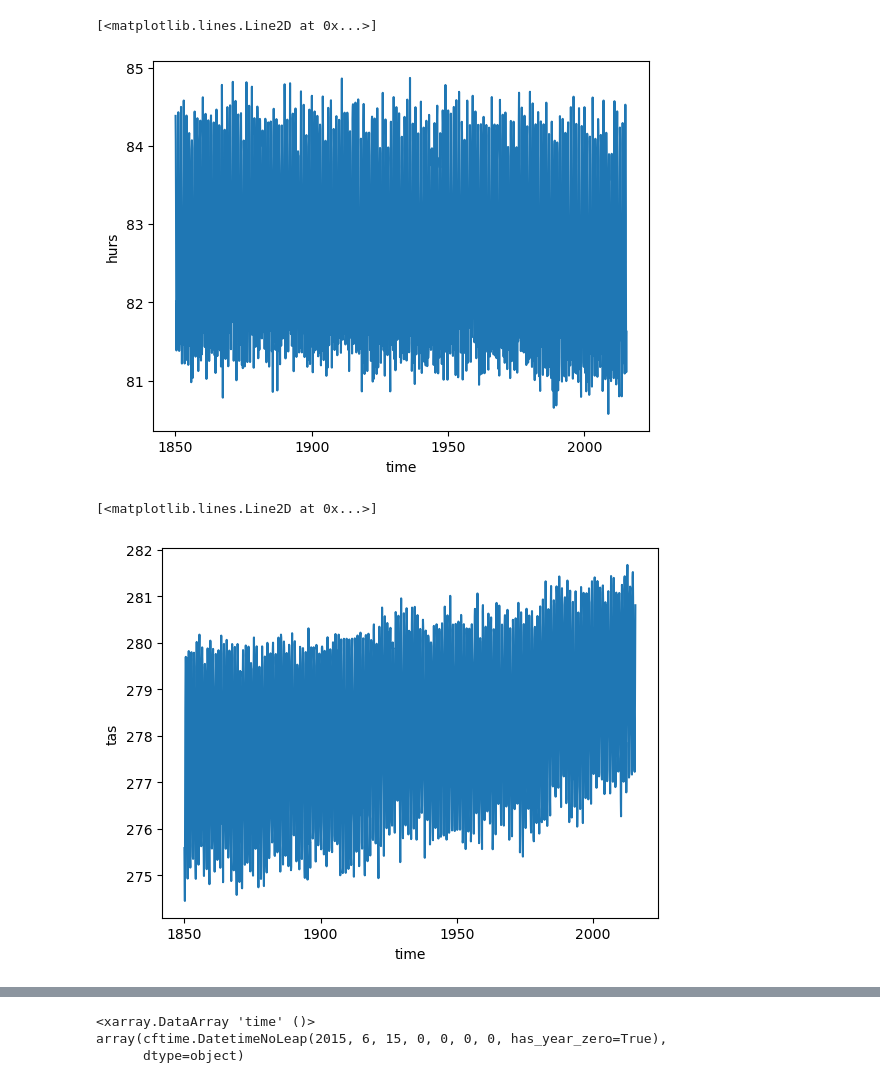
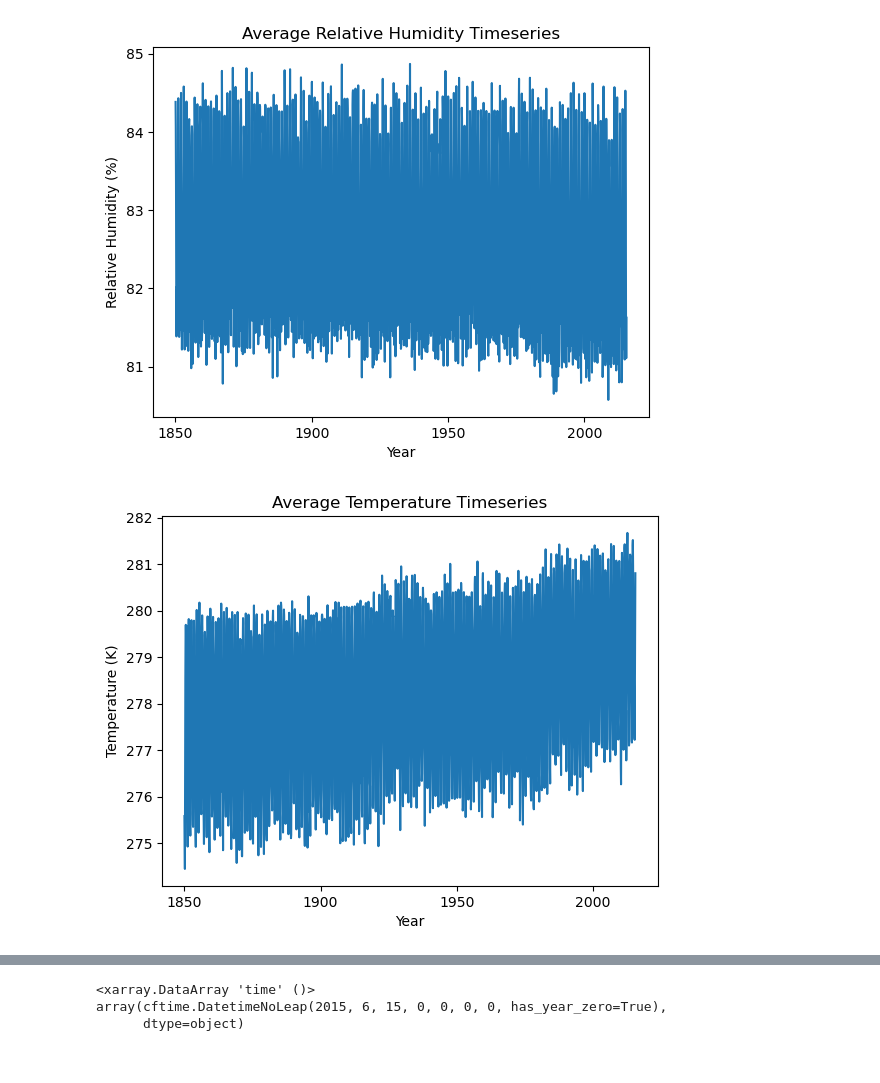
Before and after one commit to njbrodie/DSC180B-B03, a Jupyter notebook: vpd_calc.ipynb, the cells around one changed output, grey strips where cells are left out. Cells and saved outputs as stored; diff of their text form; code cells hidden in the pictures.

```diff
--- a/vpd_calc.ipynb
+++ b/vpd_calc.ipynb
@@ -8,18 +10,24 @@ import cartopy.crs as ccrs
 # %%
 files = glob.glob(f"/glade/collections/cmip/CMIP6/DAMIP/NCAR/CESM2/hist-GHG/r1i1p1f1/Amon/hurs/gn/latest/*.nc")
 hurs = xr.open_mfdataset(files)
 hurs_timeseries = hurs.mean(['lat', 'lon'])
+plt.figure()
 hurs_timeseries['hurs'].plot()
+plt.title('Average Relative Humidity Timeseries')
+plt.ylabel('Relative Humidity (%)')
+plt.xlabel('Year');
 # %% [output]
-[<matplotlib.lines.Line2D at 0x...>]
-[figure, old version]
+[figure, new version]
 # %%
 files1 = glob.glob(f"/glade/collections/cmip/CMIP6/DAMIP/NCAR/CESM2/hist-GHG/r1i1p1f1/Amon/tas/gn/latest/*.nc")
 tas = xr.open_mfdataset(files1)
 tas_timeseries = tas.mean(['lat', 'lon'])
+plt.figure()
 tas_timeseries['tas'].plot()
+plt.title('Average Temperature Timeseries')
+plt.ylabel('Temperature (K)')
+plt.xlabel('Year');
 # %% [output]
-[<matplotlib.lines.Line2D at 0x...>]
-[figure, old version]
+[figure, new version]
 # %%
 def ClausiusClapeyron(tas_data):
```
Also changed, not shown: parts of 8 cells of this notebook.
